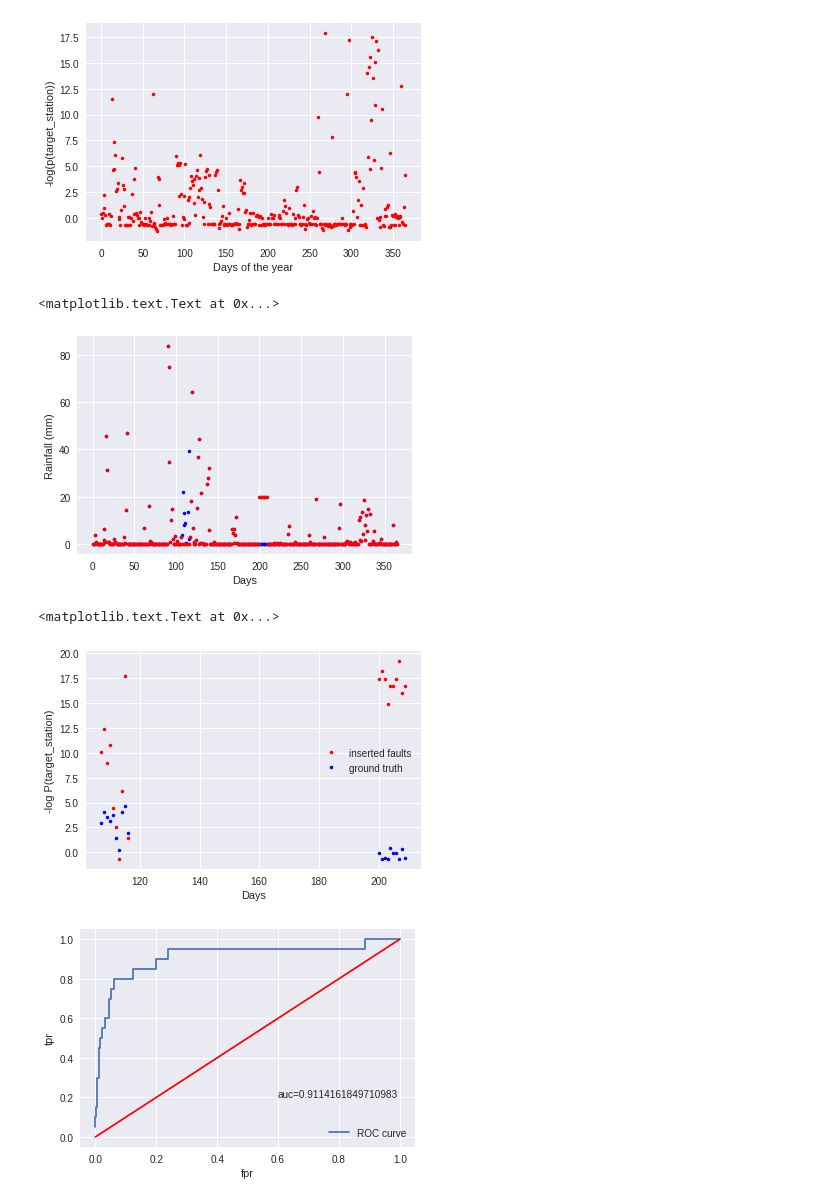
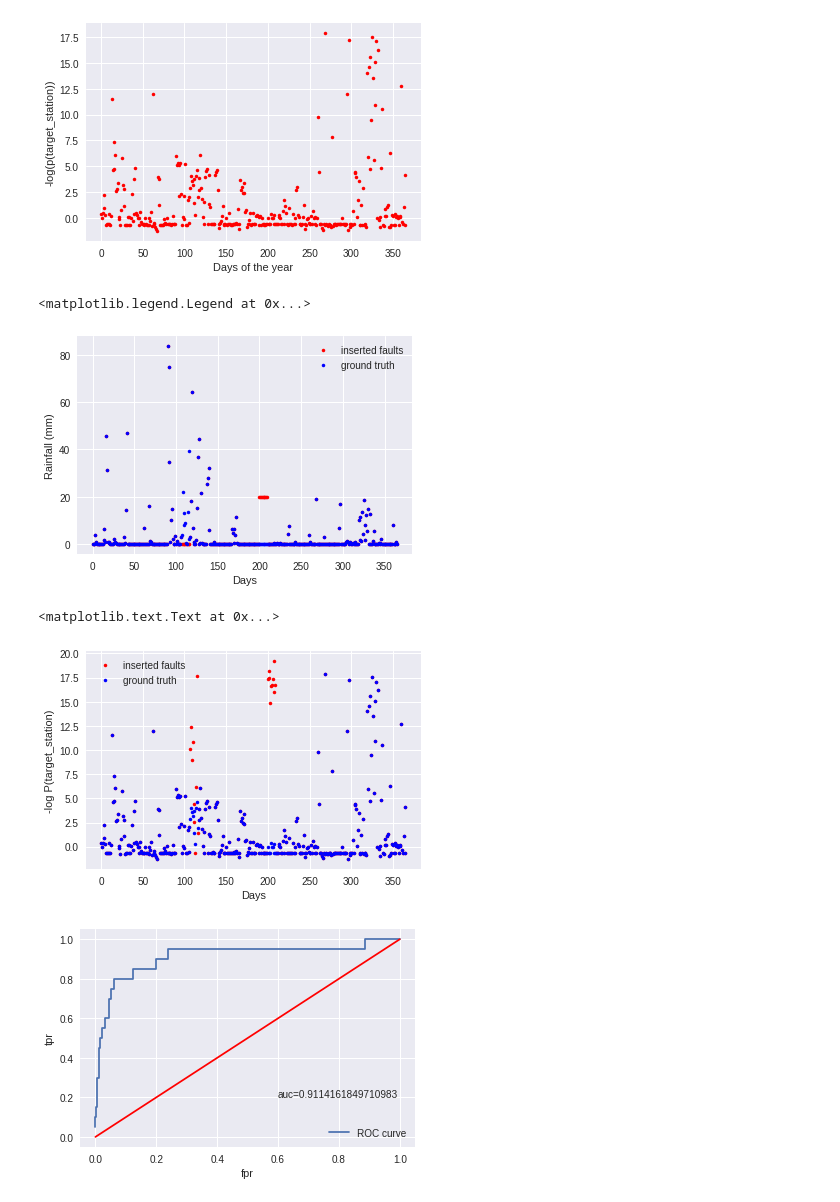
Before and after one commit to tadeze/dsa2018, a Jupyter notebook: rainfall-prediction-kenya.ipynb, the cells around one changed output. Drawn from its saved outputs; the diff is of its cells as text; code cells hidden in the pictures.

```diff
--- a/rainfall-prediction-kenya.ipynb
+++ b/rainfall-prediction-kenya.ipynb
@@ -310,25 +311,26 @@ insert_fault[abnormal_report] = 20.0
 insert_fault[rainy_days] = 0.0
 fault_days = abnormal_report + rainy_days
 # %%
+plt.plot(insert_fault, '.r',label='inserted faults')
 plt.plot(observations, '.b',label='ground truth')
-plt.plot(insert_fault, '.r',label='inserted faults')
 plt.xlabel('Days')
 plt.ylabel('Rainfall (mm)')
+plt.legend(loc='best')
 # %% [output]
-<matplotlib.text.Text at 0x...>
+<matplotlib.legend.Legend at 0x...>
-[figure, old version]
+[figure, new version]
 # %%
 l_insert = mixl(insert_fault, m1.fittedvalues, fitted)
 ll_insert = -np.log(l_insert)
 # %%
-plt.plot(fault_days, ll_insert[fault_days],'.r', label='inserted faults')
-plt.plot(fault_days, lll[fault_days],'.b',label='ground truth')
+plt.plot(ll_insert,'.r', label='inserted faults')
+plt.plot( lll,'.b',label='ground truth')
 plt.legend(loc='best')
 plt.xlabel('Days')
 plt.ylabel('-log P(target_station)')
 # %% [output]
 <matplotlib.text.Text at 0x...>
-[figure, old version]
+[figure, new version]
 # %%
 # Evaluation
 lbl = np.zeros([insert_fault.shape[0]])
```
Also changed, not shown: parts of 4 cells of this notebook.
